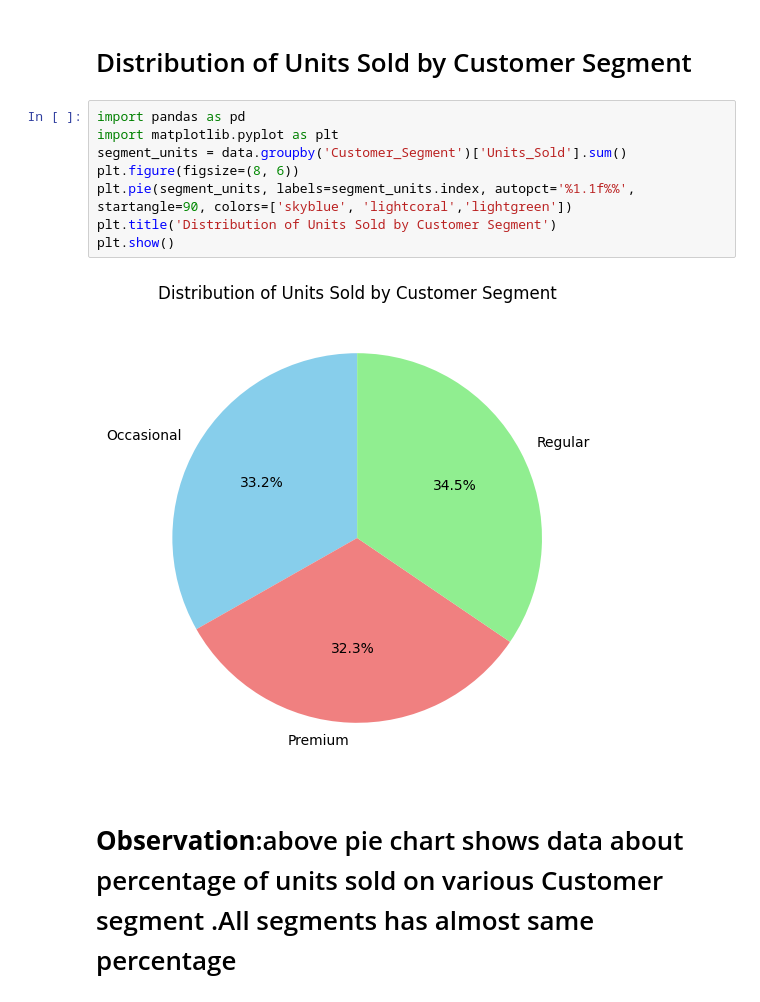
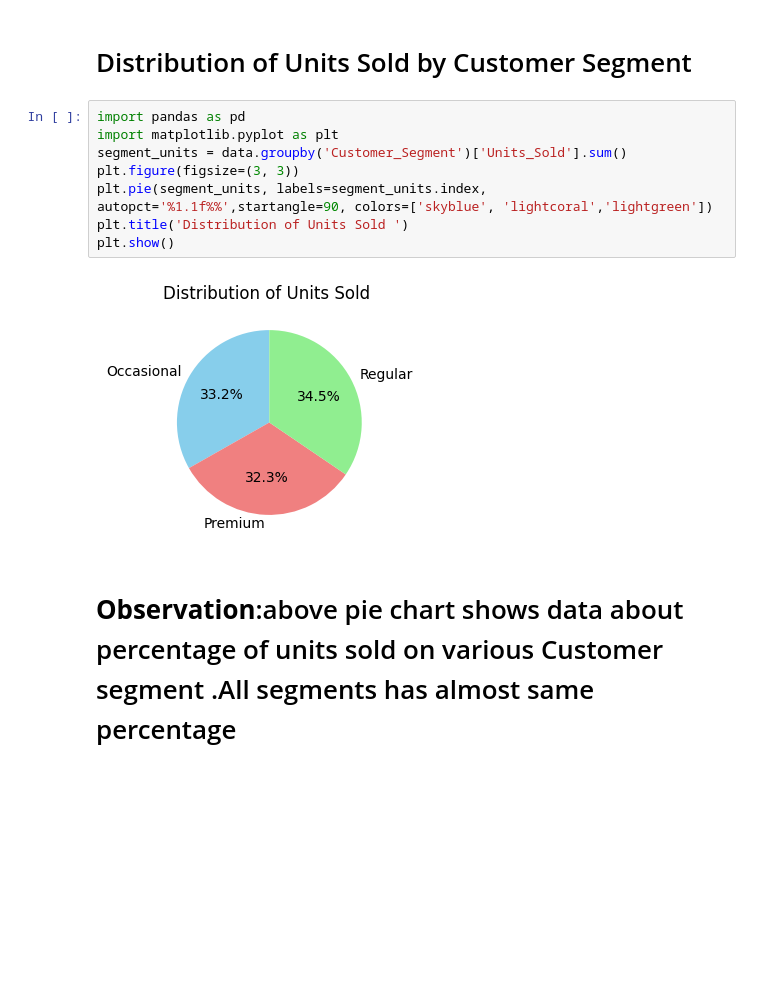
Before and after one commit to Praveenpadidapu/ML-Assignments, a Jupyter notebook: EDA.ipynb, the cells around one changed output. Saved outputs shown, nothing was run; the diff lists cells and outputs as text; blank space fills up the shorter version.

```diff
--- a/EDA.ipynb
+++ b/EDA.ipynb
@@ -140,13 +153,13 @@ Passing `palette` without assigning `hue` is deprecated and will be removed in v
 # %%
 import pandas as pd
 import matplotlib.pyplot as plt
 segment_units = data.groupby('Customer_Segment')['Units_Sold'].sum()
-plt.figure(figsize=(8, 6))
-plt.pie(segment_units, labels=segment_units.index, autopct='%1.1f%%', startangle=90, colors=['skyblue', 'lightcoral','lightgreen'])
-plt.title('Distribution of Units Sold by Customer Segment')
+plt.figure(figsize=(3, 3))
+plt.pie(segment_units, labels=segment_units.index, autopct='%1.1f%%',startangle=90, colors=['skyblue', 'lightcoral','lightgreen'])
+plt.title('Distribution of Units Sold ')
 plt.show()
 # %% [output]
-[figure, old version]
+[figure, new version]
 # %% [markdown]
 # **Observation**:above pie chart shows data about percentage of units sold on various Customer segment .All segments has almost same percentage
 # %%
```
Also changed, not shown: parts of 2 cells of this notebook.
